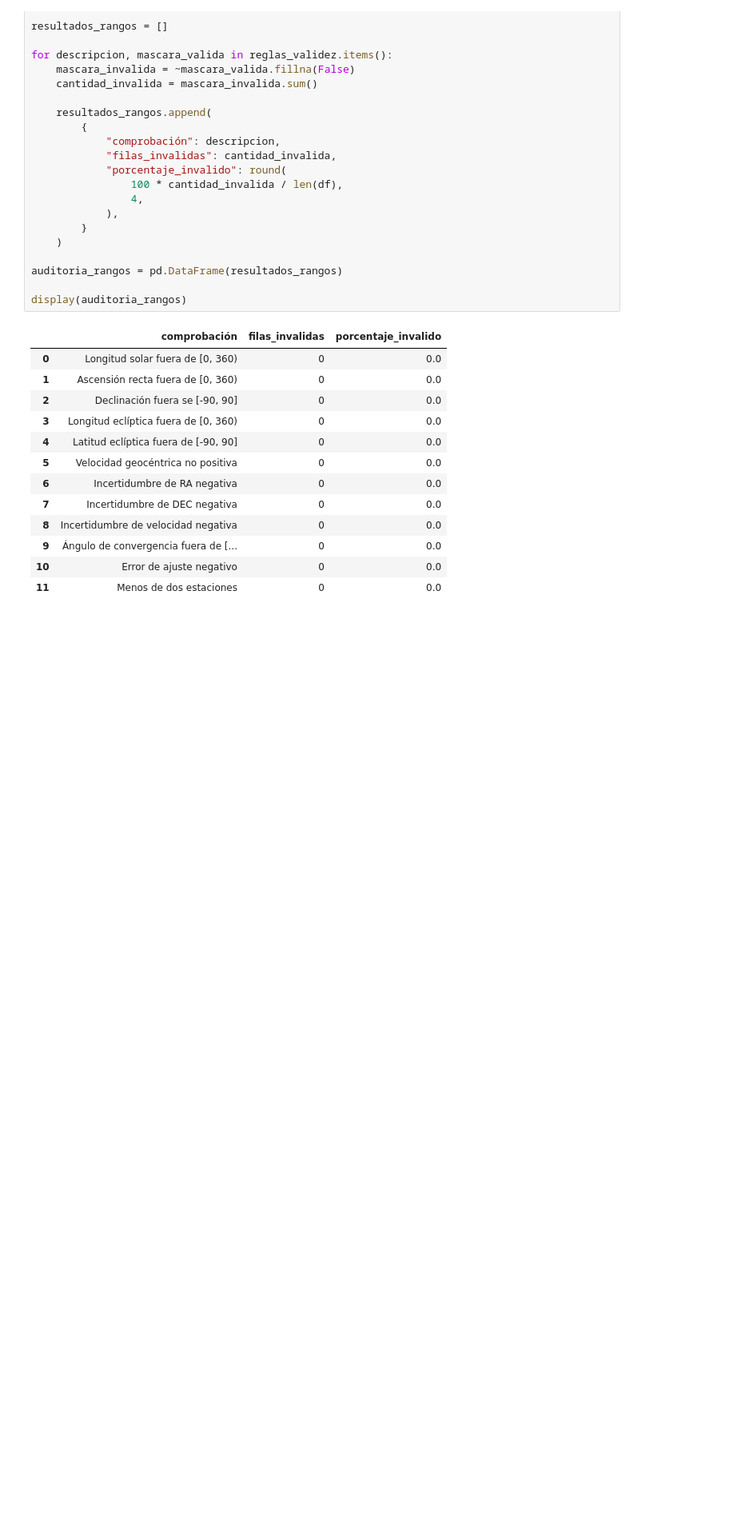
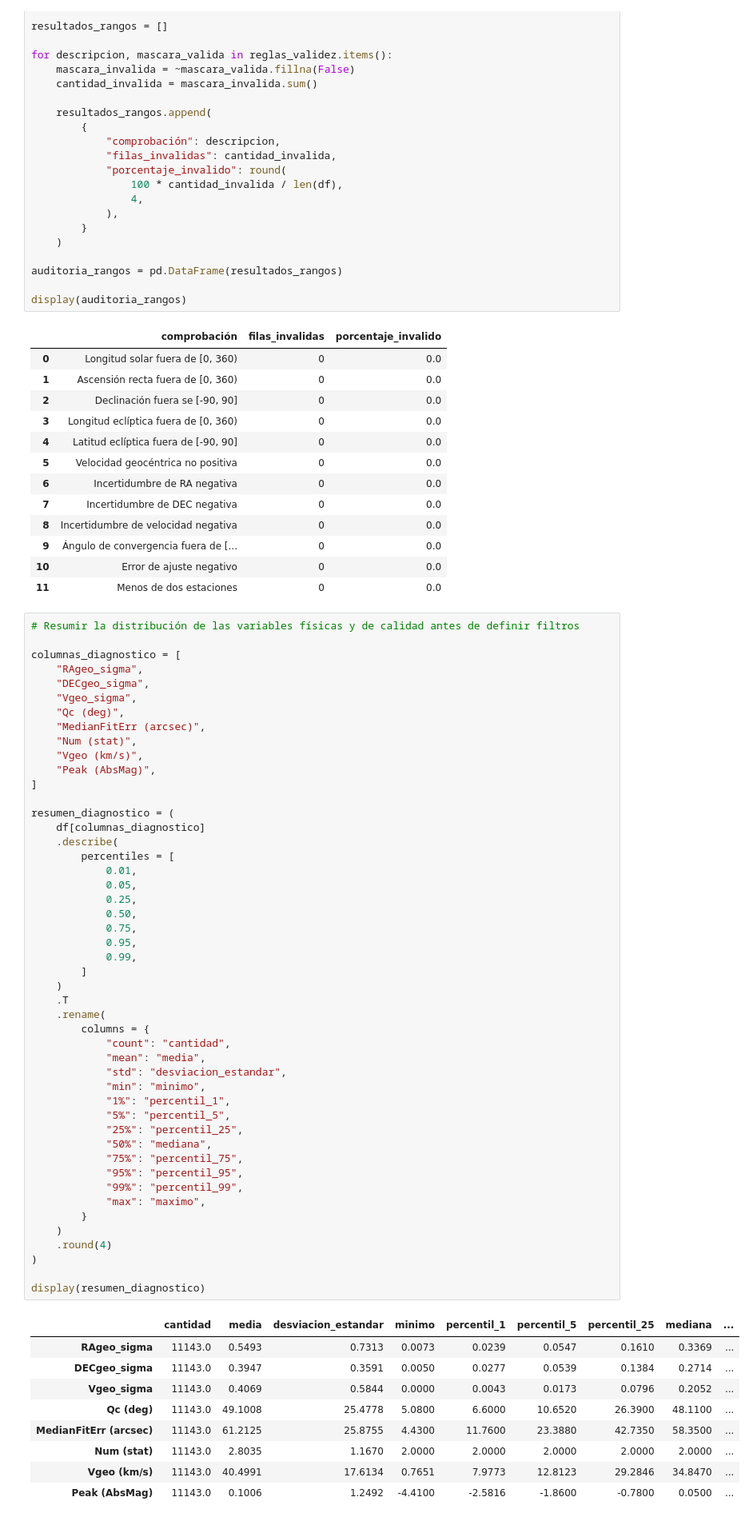
Before and after one commit to AlexBytes-23/Investigacion_geminidas, a Jupyter notebook: notebooks/01_auditoria_y_limpieza.ipynb, the cells around one changed output. Shown at 80% size. Cells and saved outputs as stored; diff of their text form; blank space fills up the shorter version.

```diff
--- a/notebooks/01_auditoria_y_limpieza.ipynb
+++ b/notebooks/01_auditoria_y_limpieza.ipynb
@@ -605,3 +605,61 @@ display(auditoria_rangos)
 | 9 | Ángulo de convergencia fuera de [... | 0 | 0.0 |
 | 10 | Error de ajuste negativo | 0 | 0.0 |
 | 11 | Menos de dos estaciones | 0 | 0.0 |
+# %%
+# Resumir la distribución de las variables físicas y de calidad antes de definir filtros
+
+columnas_diagnostico = [
+    "RAgeo_sigma",
+    "DECgeo_sigma",
+    "Vgeo_sigma",
+    "Qc (deg)",
+    "MedianFitErr (arcsec)",
+    "Num (stat)",
+    "Vgeo (km/s)",
+    "Peak (AbsMag)",
+]
+
+resumen_diagnostico = (
+    df[columnas_diagnostico]
+    .describe(
+        percentiles = [
+            0.01,
+            0.05,
+            0.25,
+            0.50,
+            0.75,
+            0.95,
+            0.99,
+        ]
+    )
+    .T
+    .rename(
+        columns = {
+            "count": "cantidad",
+            "mean": "media",
+            "std": "desviacion_estandar",
+            "min": "minimo",
+            "1%": "percentil_1",
+            "5%": "percentil_5",
+            "25%": "percentil_25",
+            "50%": "mediana",
+            "75%": "percentil_75",
+            "95%": "percentil_95",
+            "99%": "percentil_99",
+            "max": "maximo",
+        }
+    )
+    .round(4)
+)
+
+display(resumen_diagnostico)
+# %% [output]
+|  | cantidad | media | desviacion_estandar | minimo | percentil_1 | percentil_5 | percentil_25 | mediana | ... |
+| RAgeo_sigma | 11143.0 | 0.5493 | 0.7313 | 0.0073 | 0.0239 | 0.0547 | 0.1610 | 0.3369 | ... |
+| DECgeo_sigma | 11143.0 | 0.3947 | 0.3591 | 0.0050 | 0.0277 | 0.0539 | 0.1384 | 0.2714 | ... |
+| Vgeo_sigma | 11143.0 | 0.4069 | 0.5844 | 0.0000 | 0.0043 | 0.0173 | 0.0796 | 0.2052 | ... |
+| Qc (deg) | 11143.0 | 49.1008 | 25.4778 | 5.0800 | 6.6000 | 10.6520 | 26.3900 | 48.1100 | ... |
+| MedianFitErr (arcsec) | 11143.0 | 61.2125 | 25.8755 | 4.4300 | 11.7600 | 23.3880 | 42.7350 | 58.3500 | ... |
+| Num (stat) | 11143.0 | 2.8035 | 1.1670 | 2.0000 | 2.0000 | 2.0000 | 2.0000 | 2.0000 | ... |
+| Vgeo (km/s) | 11143.0 | 40.4991 | 17.6134 | 0.7651 | 7.9773 | 12.8123 | 29.2846 | 34.8470 | ... |
+| Peak (AbsMag) | 11143.0 | 0.1006 | 1.2492 | -4.4100 | -2.5816 | -1.8600 | -0.7800 | 0.0500 | ... |
```
Also changed, not shown: parts of 9 cells of this notebook.
